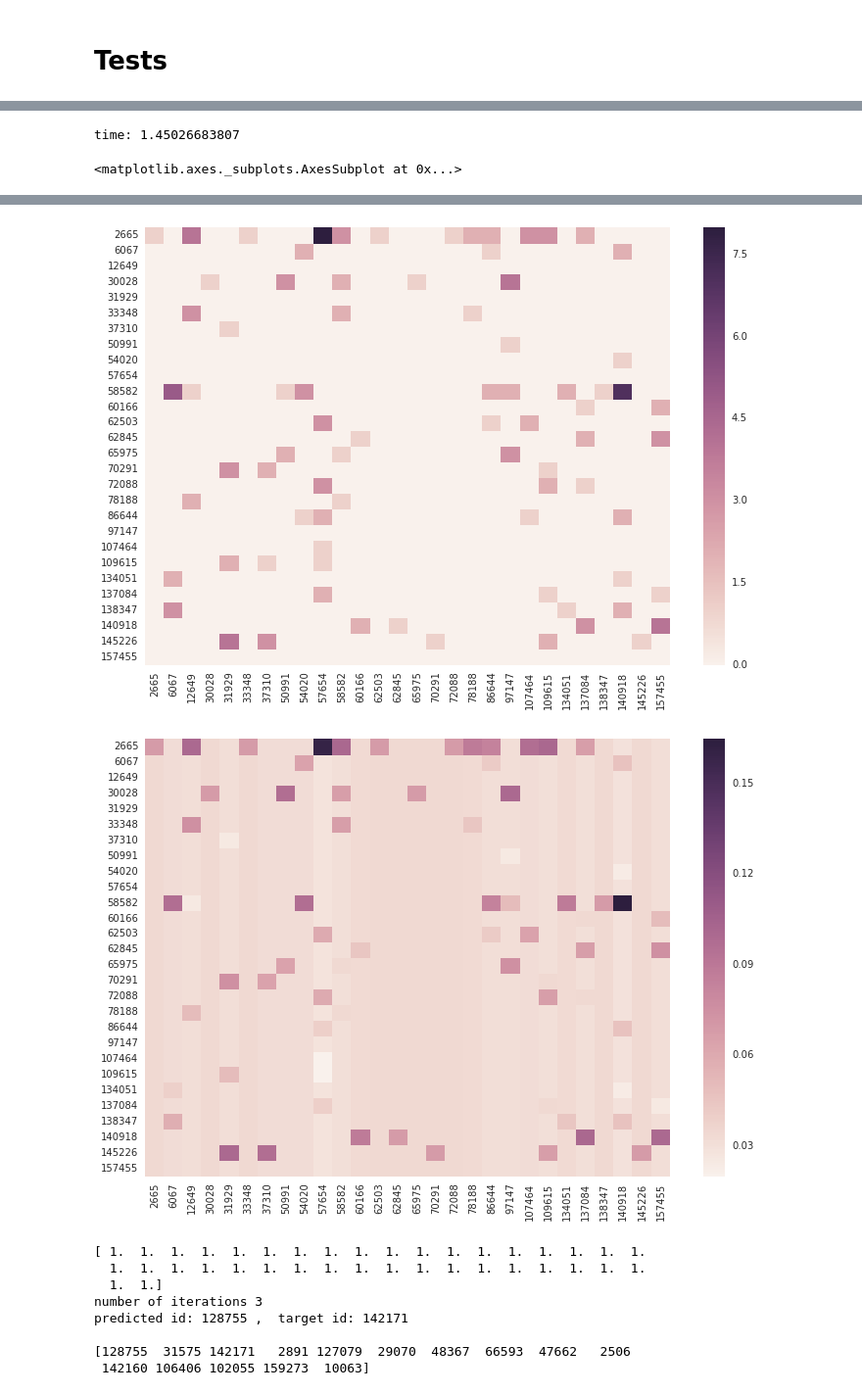
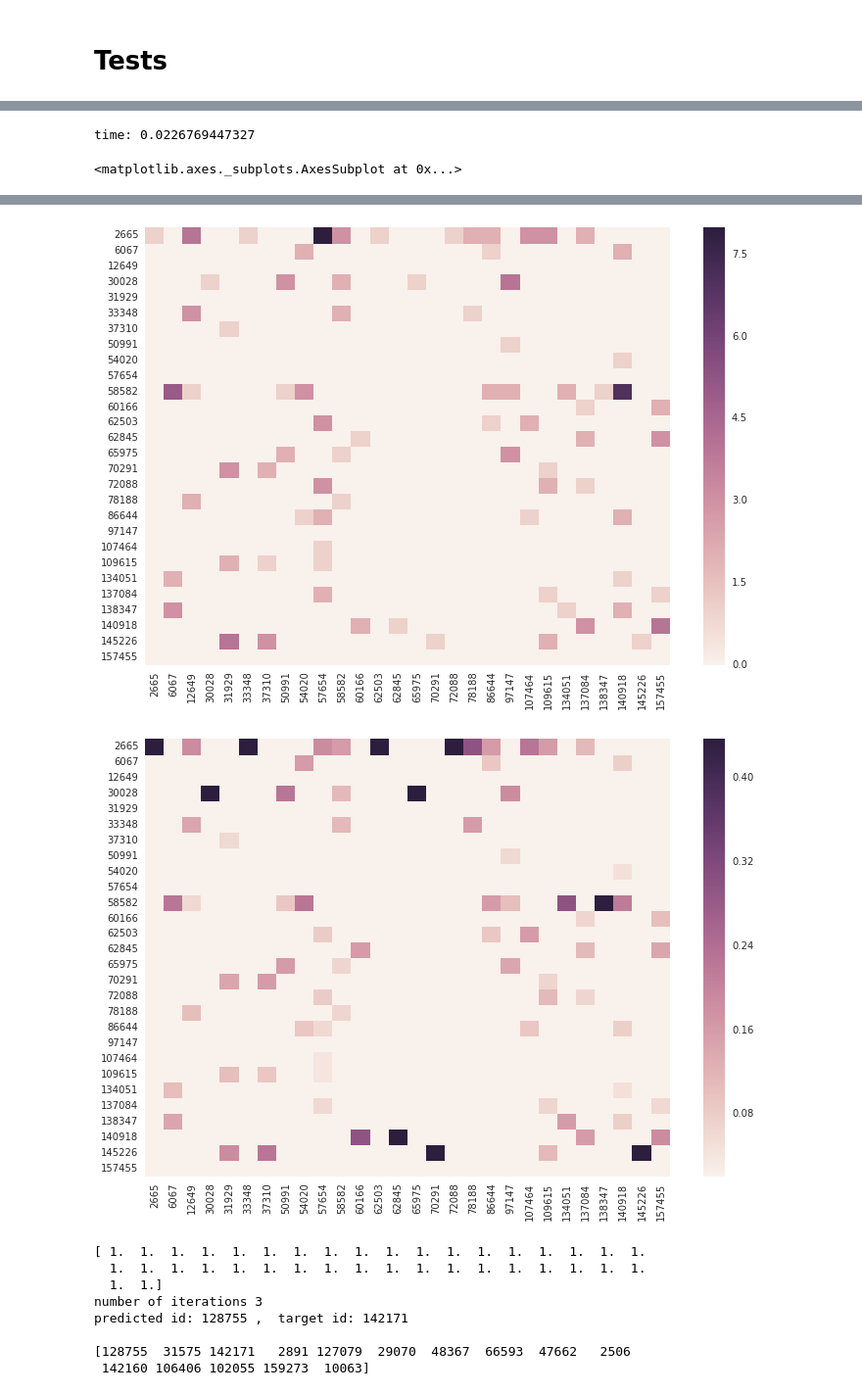
Before and after one commit to maxkub/challengeMDI341_2, a Jupyter notebook: Markov-chain.ipynb, the cells around one changed output, grey strips where cells are left out. Shown at 98% size. Cells and saved outputs as stored; diff of their text form; code cells hidden in the pictures.

```diff
--- a/Markov-chain.ipynb
+++ b/Markov-chain.ipynb
@@ -72,10 +129,29 @@ print np.sum(rank, axis=0)
 # %%
+
+# Tests pour la constructions de la matrice de transition
+
+
 t0 = time.time()
 
 uniques = np.unique(ranks)
 
 transit = np.zeros((len(uniques), len(uniques)))
 
+"""
+where_is = []
+for i in range(len(uniques)):
+    where_is.append(np.argwhere(ranks==uniques[i]))
+
+comb = itertools.combinations(range(len(uniques)), 2)
+for ij in comb:
+    posi = where_is[ij[0]]
+    posj = where_is[ij[1]]
+    ranksi = np.sum(posi[np.in1d(posi[:,1], posj[:,1]),0])
+    ranksj = np.sum(posj[np.in1d(posj[:,1], posi[:,1]),0])
+    transit[ij[1],ij[0]] += ranksi-ranksj
+
+
+"""
 
 comb = itertools.combinations(range(len(uniques)), 2)
 for ij in comb:
@@ -90,6 +166,7 @@ for ij in comb:
 
 transit = transit - transit.T
 
+print 'time:', time.time() - t0
 
 fig = plt.figure(figsize=(12,8))
 ax = fig.gca()
@@ -102,40 +179,40 @@ fig = plt.figure(figsize=(12,8))
 ax = fig.gca()
 sns.heatmap(transit, xticklabels=uniques, yticklabels=uniques, ax=ax)
 
 all_zero_columns_index = np.where(~transit.any(axis=0))[0]
 transit[all_zero_columns_index, all_zero_columns_index] = 1.
 
 
 
 fig = plt.figure(figsize=(12,8))
 ax = fig.gca()
 sns.heatmap(transit, xticklabels=uniques, yticklabels=uniques, ax=ax)
 
 sums = np.sum(transit, axis=0)
 transit = np.divide(transit, sums)
 
-#transit = transit + 5e-2
-for i in range(len(transit)):
-    probs = transit[:,i]
-    count = len(probs[probs!=0.])
-    probs[probs == 0] = 5e-1/float(count)
-    transit[:,i] = probs
+transit = transit + 5e-2
+#for i in range(len(transit)):
+#    probs = transit[:,i]
+#    count = len(probs[probs!=0.])
+#    probs[probs == 0] = 5e-1/float(count)
+#    transit[:,i] = probs
 
 sums = np.sum(transit, axis=0)
 transit = np.divide(transit, sums)
 
 transit[transit == np.nan] = 0.
 
-print 'time:', time.time() - t0
+
 
 fig = plt.figure(figsize=(12,8))
 ax = fig.gca()
 sns.heatmap(transit, xticklabels=uniques, yticklabels=uniques, ax=ax)
 # %% [output]
-time: 1.45026683807
+time: 0.0226769447327
 <matplotlib.axes._subplots.AxesSubplot at 0x...>
 [figure]
 [figure]
 [figure]
-[figure, old version]
+[figure, new version]
 # %%
```
Also changed, not shown: parts of 35 cells of this notebook, 6 other files.
